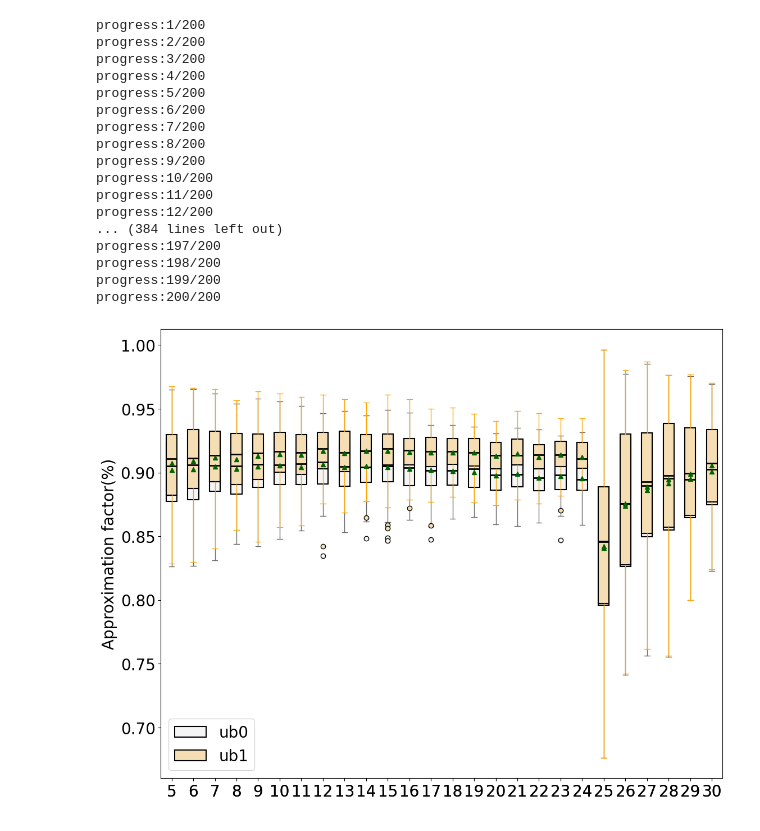
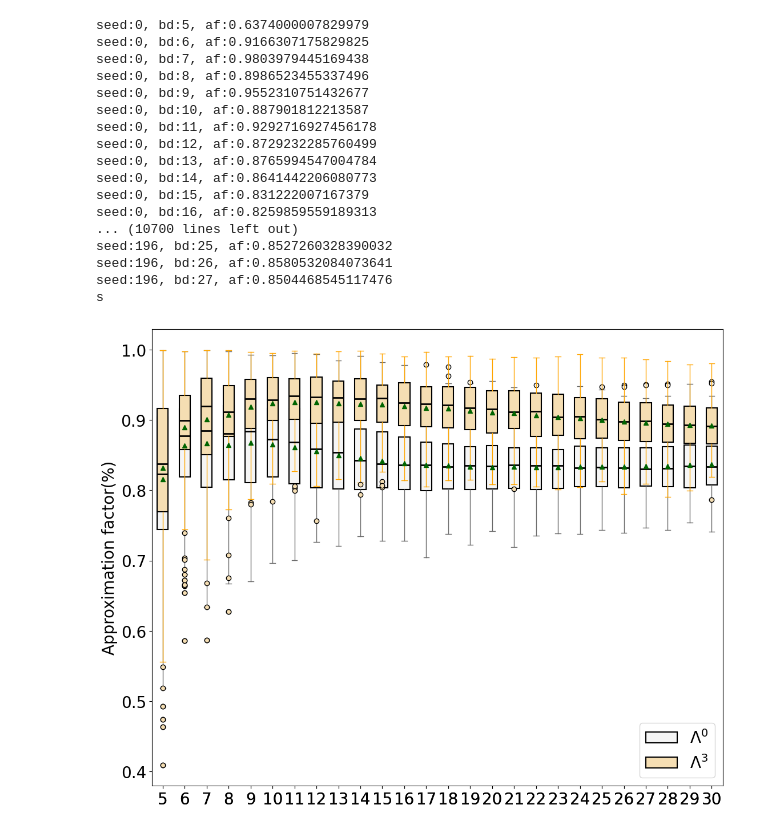
Before and after one commit to tongch8819/SubOptKnapsack, a Jupyter notebook: notebooks/boxplots.ipynb, the cells around one changed output. Cells and saved outputs as stored; diff of their text form; code cells hidden in the pictures.

```diff
--- a/notebooks/boxplots.ipynb
+++ b/notebooks/boxplots.ipynb
@@ -219,11 +211,17 @@ ub_list = [
     "ub7",
     "ub7m"
 ]
+# ub_title_dict = {
+#     "ub1": "Upper bound 0",
+#     "ub1m": "Upper bound 1",
+#     "ub7": "Upper bound 2",
+#     "ub7m":"Upper bound 3",
+# }
 ub_title_dict = {
-    "ub1": "Upper bound 0",
-    "ub1m": "Upper bound 1",
-    "ub7": "Upper bound 2",
-    "ub7m":"Upper bound 3",
+    "ub1": r"\Lambda^0",
+    "ub1m": r"\Lambda^1",
+    "ub7": r"\Lambda^2",
+    "ub7m":r"\Lambda^3",
 }
 ub_title_list = [ ub_title_dict[ub] for ub in ub_list]
 colors = [
@@ -276,10 +291,10 @@ NameError: name 'os' is not defined
 # %%
 upper_bounds = ["ub1", "ub7", "ub7m"]
 algos = ["greedy_max"]
-# task_name = "FacebookGraphCoverage"
+task_name = "FacebookGraphCoverage"
 # task_name = "CalTechMaximization"
 # task_name = "AdultIncomeFeatureSelection"
-task_name = "YoutubeCoverage"
+# task_name = "YoutubeCoverage"
 
 path_dict = {
     "FacebookGraphCoverage":"facebook",
@@ -289,6 +304,8 @@ path_dict = {
 }
 
 n = 1000
+start_b = 5
+stop_b = 31
 
 sample = 100
 suffix = f""
@@ -317,7 +334,7 @@ ub_title_dict = {
     "ub7m":"Upper bound 3",
 }
 
-budget_list = list(range(5, 32))
+budget_list = list(range(start_b, stop_b))
 budget_mean_list = []
 for bd in budget_list:
     budget_mean_list.append([])
@@ -333,7 +350,7 @@ for ub in ub_list:
 
 seed_range = range(0, 200)
 
-ubs_to_draw_list = [0, 2]
+ubs_to_draw_list = [0, 3]
 
 data_list = []
 
@@ -351,7 +368,8 @@ for ub_to_draw in ubs_to_draw_list:
 
         for bd in budget_list:
             # print(f"bd:{bd}, W_dict:{W_dict.keys()}")
-            budget_mean_list[bd - 11].append(W_dict[bd])
+            print(f"seed:{seed}, bd:{bd}, af:{W_dict[bd]}")
+            budget_mean_list[bd - start_b].append(W_dict[bd])
 
 
         print(f"progress:{seed + 1}/{200}")
@@ -373,49 +391,54 @@ ax.set_ylabel("Approximation factor(%)")
 
 box_props = dict(linewidth=1.5, color="black")
 median_props = dict(linewidth=2)
 mean_props = {"marker":"^","markerfacecolor":"darkgreen", "markeredgecolor":"darkgreen"}
 flier_props = {"marker":"o","markerfacecolor":"darkgreen", "markeredgecolor":"black"}
 flier_props = {"marker":"o","markerfacecolor":"darkgreen", "markeredgecolor":"black"}
 whisker_props = {"color":"black"}
 
 color_list = ["whitesmoke","wheat"]
 
 whisker_color_list = ["dimgray","orange"]
 
+ub_label_dict = {
+    "ub0":r"$\Lambda^0$",
+    "ub1":r"$\Lambda^3$"
+}
+
 for i in range(0, len(data_list)):
     data = data_list[i]
 
     flier_props["markerfacecolor"] = color_list[i]
     whisker_props["color"] = whisker_color_list[i]
 
-    bp = ax.boxplot(data,label=f"ub{i}", patch_artist=True, tick_labels=budget_title_list, showmeans=True, boxprops=box_props, medianprops=median_props
+    bp = ax.boxplot(data,label=ub_label_dict[f"ub{i}"], patch_artist=True, tick_labels=budget_title_list, showmeans=True, boxprops=box_props, medianprops=median_props
                     , meanprops=mean_props, flierprops=flier_props, whiskerprops=whisker_props, capprops=whisker_props)
 
     for median in bp["medians"]:
         median.set_color("black")
     for box in bp["boxes"]:
         box.set_facecolor(color_list[i])
 
 plt.legend()
 
 
 plt.show()
 # %% [output]
-progress:1/200
-progress:2/200
-progress:3/200
-progress:4/200
-progress:5/200
-progress:6/200
-progress:7/200
-progress:8/200
-progress:9/200
-progress:10/200
-progress:11/200
-progress:12/200
-... (384 lines left out)
-progress:197/200
-progress:198/200
-progress:199/200
-progress:200/200
+seed:0, bd:5, af:0.6374000007829979
+seed:0, bd:6, af:0.9166307175829825
+seed:0, bd:7, af:0.9803979445169438
+seed:0, bd:8, af:0.8986523455337496
+seed:0, bd:9, af:0.9552310751432677
+seed:0, bd:10, af:0.887901812213587
+seed:0, bd:11, af:0.9292716927456178
+seed:0, bd:12, af:0.8729232285760499
+seed:0, bd:13, af:0.8765994547004784
+seed:0, bd:14, af:0.8641442206080773
+seed:0, bd:15, af:0.831222007167379
+seed:0, bd:16, af:0.8259859559189313
+... (10700 lines left out)
+seed:196, bd:25, af:0.8527260328390032
+seed:196, bd:26, af:0.8580532084073641
+seed:196, bd:27, af:0.8504468545117476
+s
-[figure, old version]
+[figure, new version]
```
Also changed, not shown: parts of 2 cells of this notebook, 10 other files.
